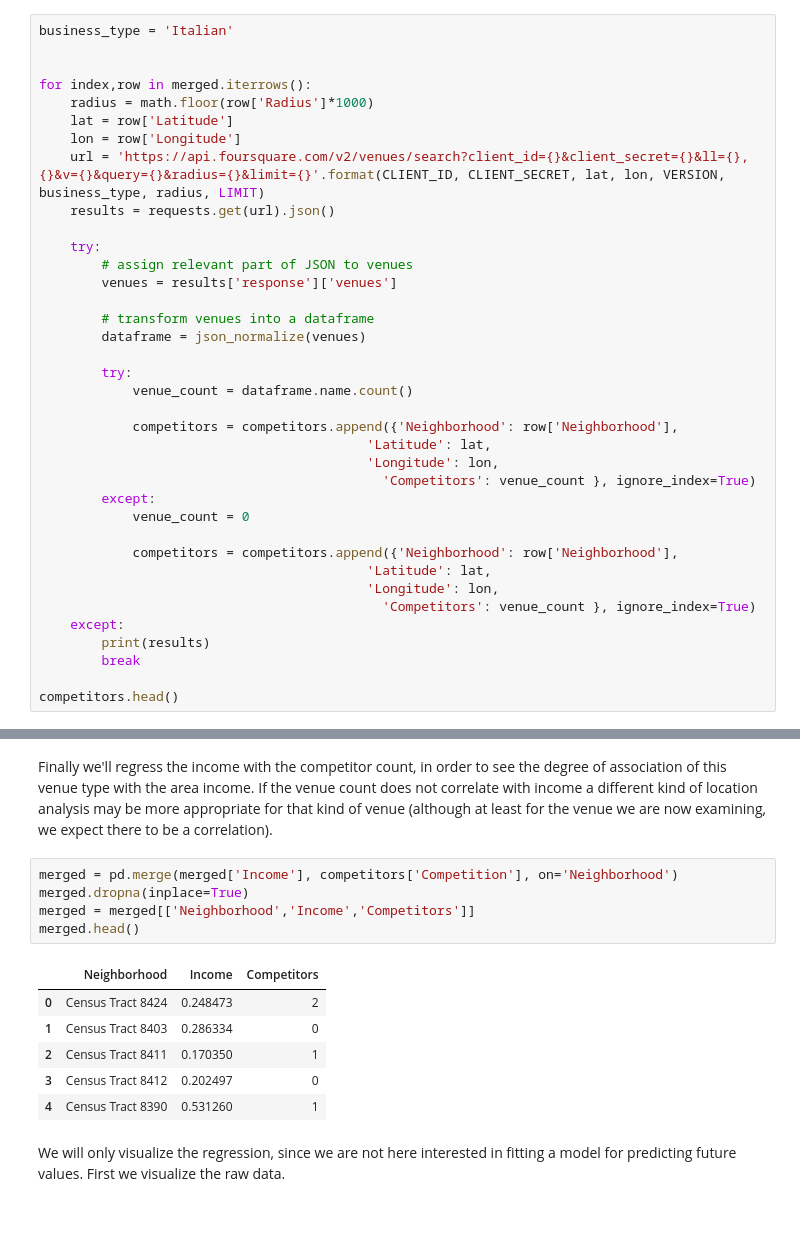
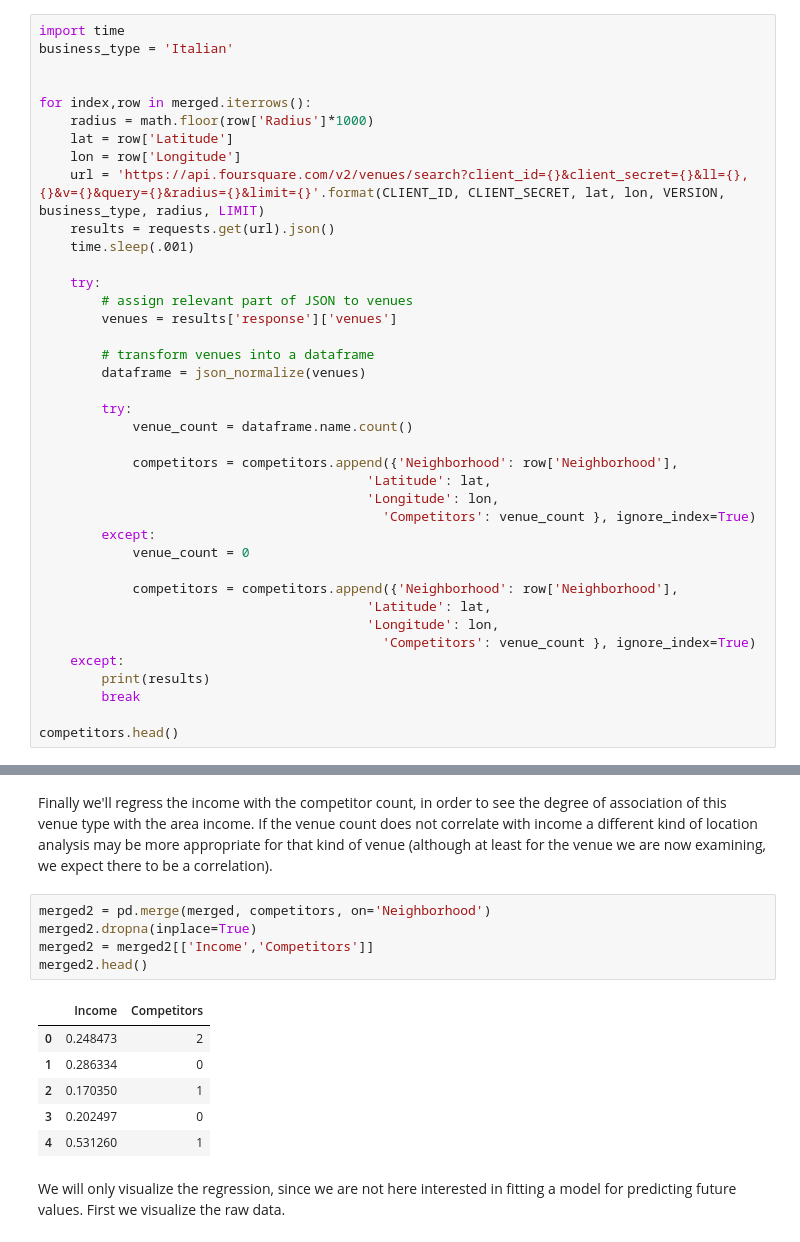
Before and after one commit to swanalyst/Coursera_Capstone, a Jupyter notebook: Coursera_Capstone.ipynb, the cells around one changed output, grey strips where cells are left out. Saved outputs shown, nothing was run; the diff lists cells and outputs as text.

```diff
--- a/Coursera_Capstone.ipynb
+++ b/Coursera_Capstone.ipynb
@@ -283,6 +283,7 @@ https://developer.foursquare.com/docs/resources/categories
 
 After that we iterate through the income dataframe, using the latitude, longitude and radius in calls to the Foursquare API. We count the numbers of venues returned as the number of existing competitors in that category and area. We append the result to the competitor dataframe for later visualization.
 # %%
+import time
 business_type = 'Italian'
 
 
@@ -292,6 +293,7 @@ for index,row in merged.iterrows():
     lon = row['Longitude']
     url = 'https://api.foursquare.com/v2/venues/search?client_id={}&client_secret={}&ll={},{}&v={}&query={}&radius={}&limit={}'.format(CLIENT_ID, CLIENT_SECRET, lat, lon, VERSION, business_type, radius, LIMIT)
     results = requests.get(url).json()
+    time.sleep(.001)
 
     try:
         # assign relevant part of JSON to venues
@@ -368,17 +370,17 @@ In the northwest there is an anomalous area of venue concentration in a lower in
 # %% [markdown]
 Finally we'll regress the income with the competitor count, in order to see the degree of association of this venue type with the area income. If the venue count does not correlate with income a different kind of location analysis may be more appropriate for that kind of venue (although at least for the venue we are now examining, we expect there to be a correlation).
 # %%
-merged = pd.merge(merged['Income'], competitors['Competition'], on='Neighborhood')
-merged.dropna(inplace=True)
-merged = merged[['Neighborhood','Income','Competitors']]
-merged.head()
+merged2 = pd.merge(merged, competitors, on='Neighborhood')
+merged2.dropna(inplace=True)
+merged2 = merged2[['Income','Competitors']]
+merged2.head()
 # %% [output]
-|  | Neighborhood | Income | Competitors |
-| 0 | Census Tract 8424 | 0.248473 | 2 |
-| 1 | Census Tract 8403 | 0.286334 | 0 |
-| 2 | Census Tract 8411 | 0.170350 | 1 |
-| 3 | Census Tract 8412 | 0.202497 | 0 |
-| 4 | Census Tract 8390 | 0.531260 | 1 |
+|  | Income | Competitors |
+| 0 | 0.248473 | 2 |
+| 1 | 0.286334 | 0 |
+| 2 | 0.170350 | 1 |
+| 3 | 0.202497 | 0 |
+| 4 | 0.531260 | 1 |
 # %% [markdown]
 We will only visualize the regression, since we are not here interested in fitting a model for predicting future values. First we visualize the raw data.
 # %%
```
Also changed, not shown: parts of 4 cells of this notebook.
